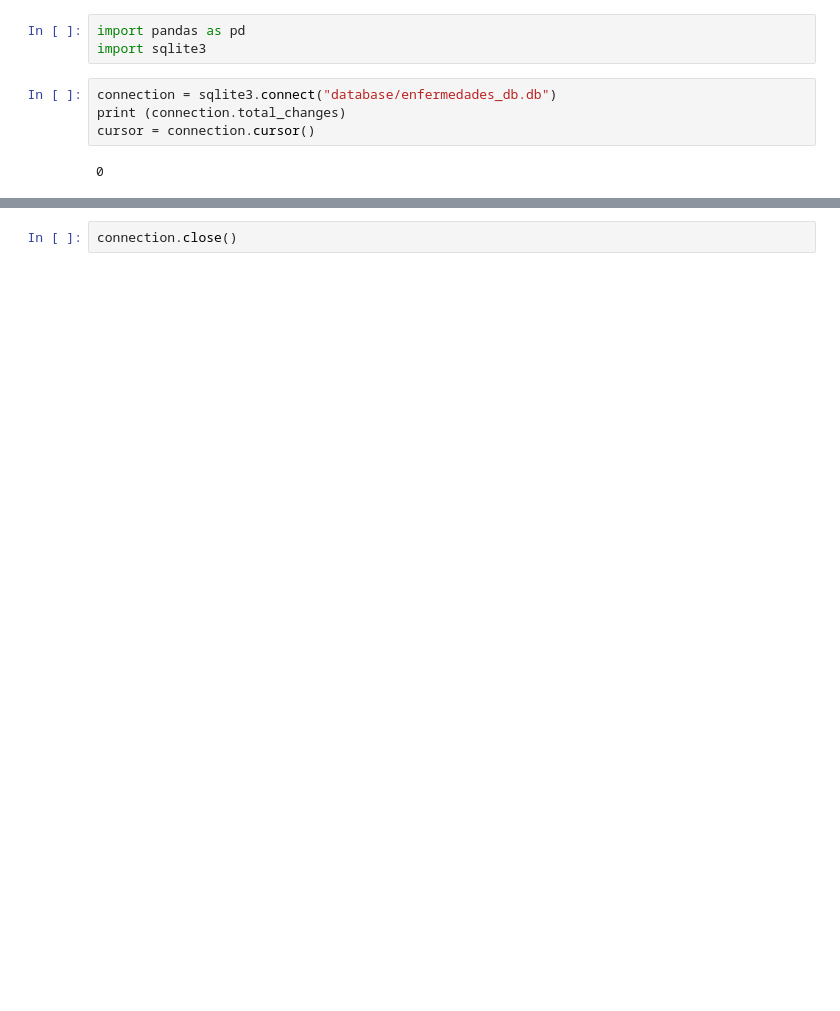
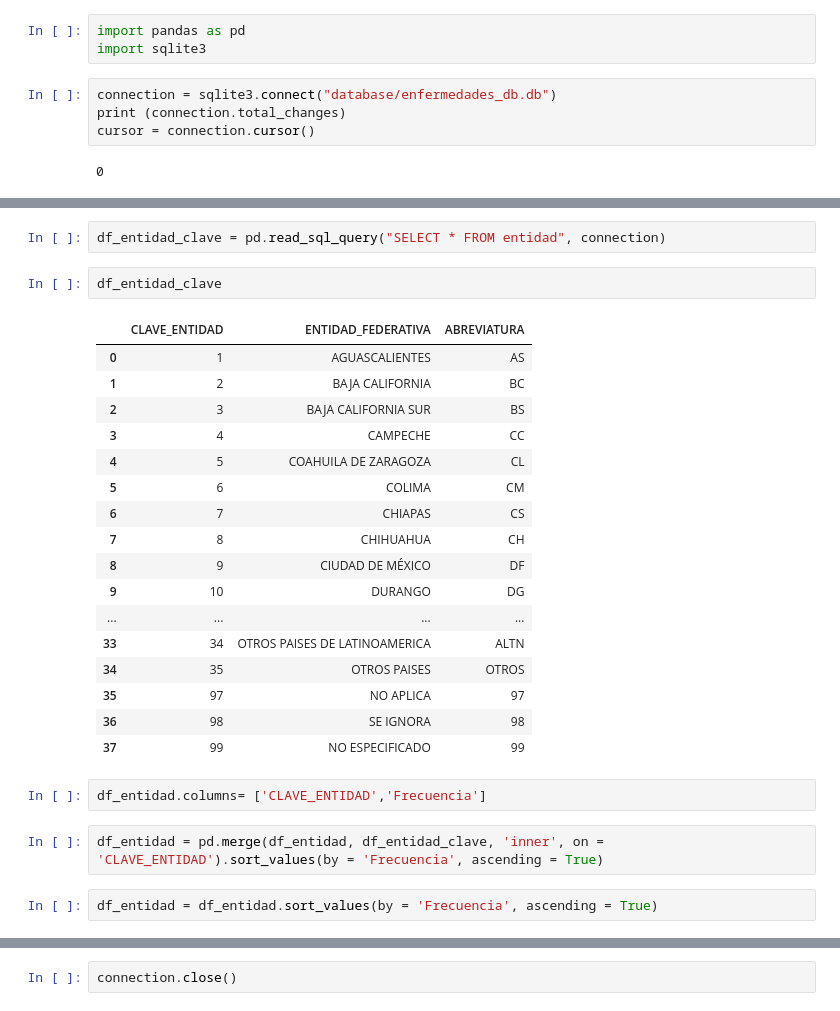
Before and after one commit to fofojaramillo/practica-introdatsci, a Jupyter notebook: graficas.ipynb, the cells around one changed output, grey strips where cells are left out. Drawn from its saved outputs; the diff is of its cells as text; blank space fills up the shorter version.

```diff
--- a/graficas.ipynb
+++ b/graficas.ipynb
@@ -57,0 +142,28 @@ df2 = pd.read_sql_query(second_query, connection)
+# %%
+df_entidad_clave = pd.read_sql_query("SELECT * FROM entidad", connection)
+# %%
+df_entidad_clave
+# %% [output]
+|  | CLAVE_ENTIDAD | ENTIDAD_FEDERATIVA | ABREVIATURA |
+| 0 | 1 | AGUASCALIENTES | AS |
+| 1 | 2 | BAJA CALIFORNIA | BC |
+| 2 | 3 | BAJA CALIFORNIA SUR | BS |
+| 3 | 4 | CAMPECHE | CC |
+| 4 | 5 | COAHUILA DE ZARAGOZA | CL |
+| 5 | 6 | COLIMA | CM |
+| 6 | 7 | CHIAPAS | CS |
+| 7 | 8 | CHIHUAHUA | CH |
+| 8 | 9 | CIUDAD DE MÉXICO | DF |
+| 9 | 10 | DURANGO | DG |
+| ... | ... | ... | ... |
+| 33 | 34 | OTROS PAISES DE LATINOAMERICA | ALTN |
+| 34 | 35 | OTROS PAISES | OTROS |
+| 35 | 97 | NO APLICA | 97 |
+| 36 | 98 | SE IGNORA | 98 |
+| 37 | 99 | NO ESPECIFICADO | 99 |
+# %%
+df_entidad.columns= ['CLAVE_ENTIDAD','Frecuencia']
+# %%
+df_entidad = pd.merge(df_entidad, df_entidad_clave, 'inner', on = 'CLAVE_ENTIDAD').sort_values(by = 'Frecuencia', ascending = True)
+# %%
+df_entidad = df_entidad.sort_values(by = 'Frecuencia', ascending = True)
```
Also changed, not shown: parts of 26 cells of this notebook.
